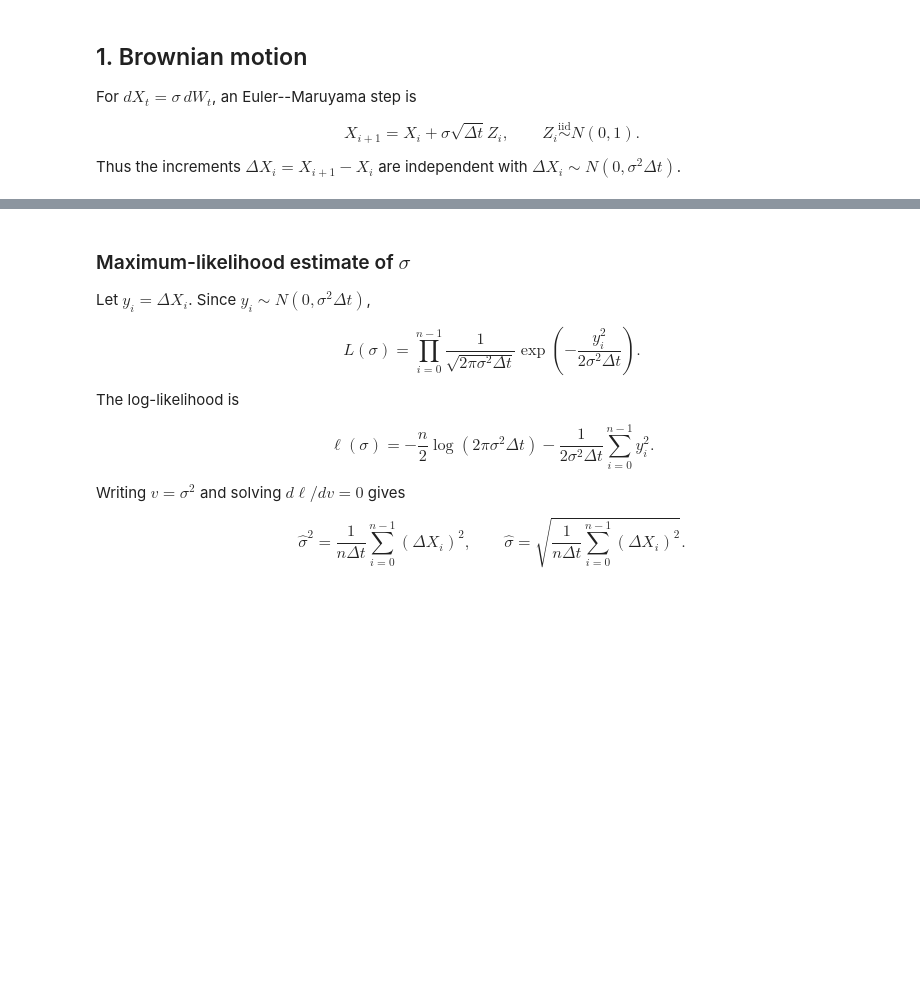
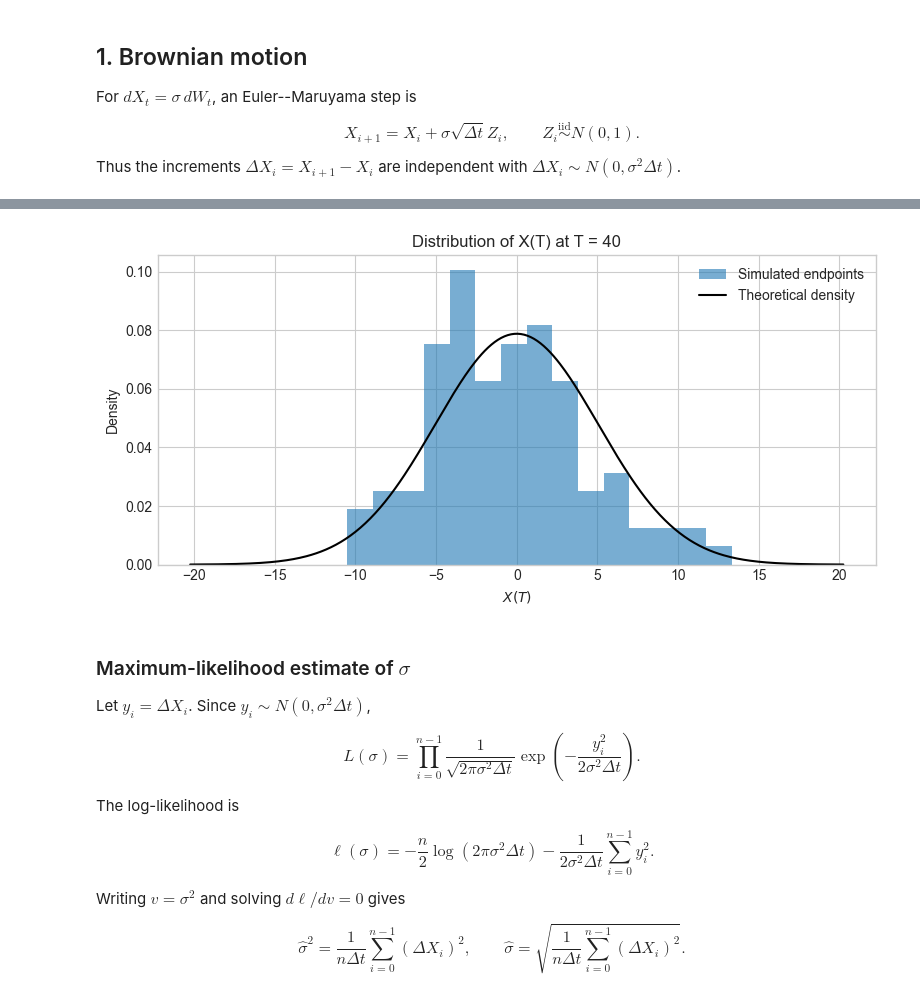
Before and after one commit to dared22/master_thesis, a Jupyter notebook: sandbox/likelihood_calc.ipynb, the cells around one changed output, grey strips where cells are left out. Cells and saved outputs as stored; diff of their text form; code cells hidden in the pictures; blank space fills up the shorter version.

```diff
--- a/sandbox/likelihood_calc.ipynb
+++ b/sandbox/likelihood_calc.ipynb
@@ -43,3 +50,27 @@ plt.show()
+# %%
+final_values = np.array([path[-1] for time, path in paths_list])
+
+fig, ax = plt.subplots(figsize=(8, 4))
+ax.hist(final_values, bins=15, density=True, alpha=0.6,
+        label="Simulated endpoints")
+
+# Theoretical distribution: X(T) ~ N(0, sigma² T)
+T = paths_list[0][0][-1]
+std = brownian_sigma_true * np.sqrt(T)
+x = np.linspace(-4 * std, 4 * std, 400)
+density = np.exp(-0.5 * (x / std)**2) / (std * np.sqrt(2 * np.pi))
+
+ax.plot(x, density, color="black", label="Theoretical density")
+ax.set(
+    title=f"Distribution of X(T) at T = {T:g}",
+    xlabel="$X(T)$",
+    ylabel="Density",
+)
+ax.legend()
+fig.tight_layout()
+plt.show()
+# %% [output]
+[figure, added]
 # %% [markdown]
 ### Maximum-likelihood estimate of $\sigma$
 
```
Also changed, not shown: parts of 17 cells of this notebook, 1 other file.
